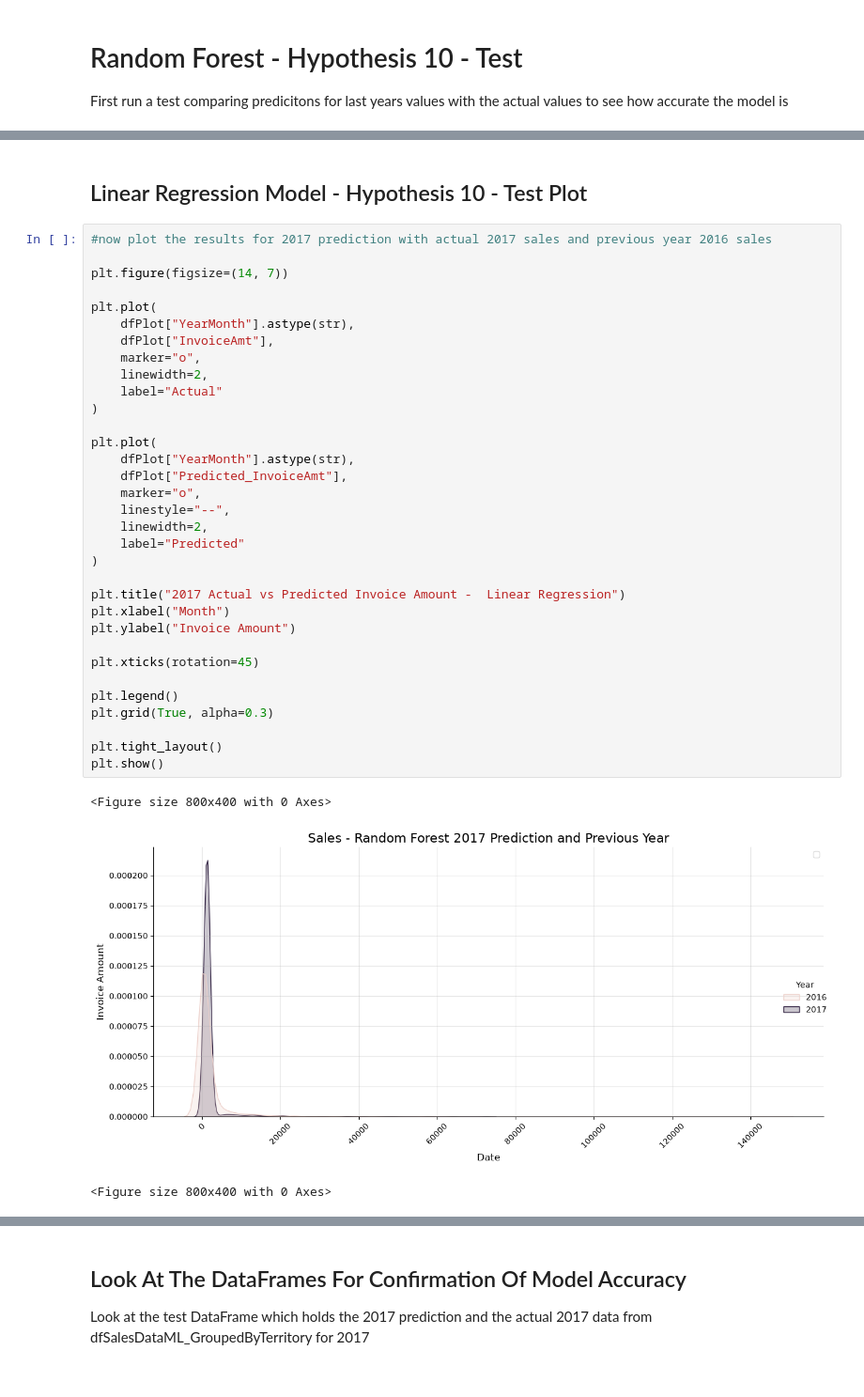
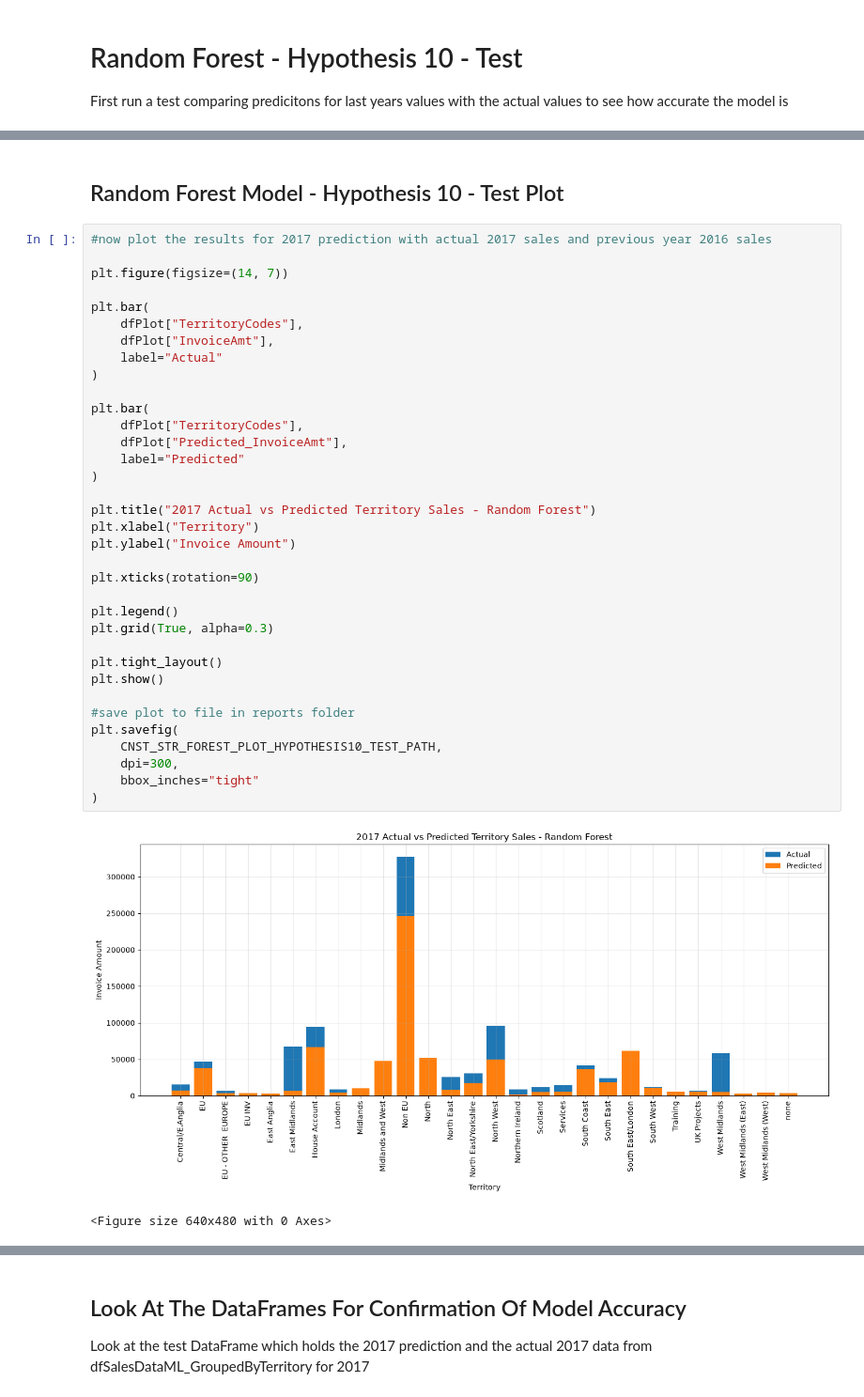
Before and after one commit to RogerWilliams2026/Project3-SalesAnalysis, a Jupyter notebook: jupyter_notebooks/Notebook_ML.ipynb, the cells around one changed output, grey strips where cells are left out. Shown at 94% size. Saved outputs shown, nothing was run; the diff lists cells and outputs as text.

```diff
--- a/jupyter_notebooks/Notebook_ML.ipynb
+++ b/jupyter_notebooks/Notebook_ML.ipynb
@@ -2509,41 +2840,42 @@ Wow! The R-squared is 0.7459 which is a really good figure, hypothesis Zero is n
 The OLS Regression has an R-squared of 0.000 which tells us this model doesn't work, but this is based on **just**
 InvoiceAmt and so shall wait till the plot before making a final decision
 # %% [markdown]
-## Linear Regression Model - Hypothesis 10 - Test Plot
+## Random Forest Model - Hypothesis 10 - Test Plot
 # %%
 #now plot the results for 2017 prediction with actual 2017 sales and previous year 2016 sales
 
 plt.figure(figsize=(14, 7))
 
-plt.plot(
-    dfPlot["YearMonth"].astype(str),
+plt.bar(
+    dfPlot["TerritoryCodes"],
     dfPlot["InvoiceAmt"],
-    marker="o",
-    linewidth=2,
     label="Actual"
 )
 
-plt.plot(
-    dfPlot["YearMonth"].astype(str),
+plt.bar(
+    dfPlot["TerritoryCodes"],
     dfPlot["Predicted_InvoiceAmt"],
-    marker="o",
-    linestyle="--",
-    linewidth=2,
     label="Predicted"
 )
 
-plt.title("2017 Actual vs Predicted Invoice Amount -  Linear Regression")
-plt.xlabel("Month")
+plt.title("2017 Actual vs Predicted Territory Sales - Random Forest")
+plt.xlabel("Territory")
 plt.ylabel("Invoice Amount")
 
-plt.xticks(rotation=45)
+plt.xticks(rotation=90)
 
 plt.legend()
 plt.grid(True, alpha=0.3)
 
 plt.tight_layout()
 plt.show()
+
+#save plot to file in reports folder
+plt.savefig(
+    CNST_STR_FOREST_PLOT_HYPOTHESIS10_TEST_PATH,
+    dpi=300,
+    bbox_inches="tight"
+)
 # %% [output]
+[figure, new version]
-<Figure size 800x400 with 0 Axes>
+<Figure size 640x480 with 0 Axes>
-[figure, old version]
-<Figure size 800x400 with 0 Axes>
```
Also changed, not shown: parts of 57 cells of this notebook, 15 other files.
